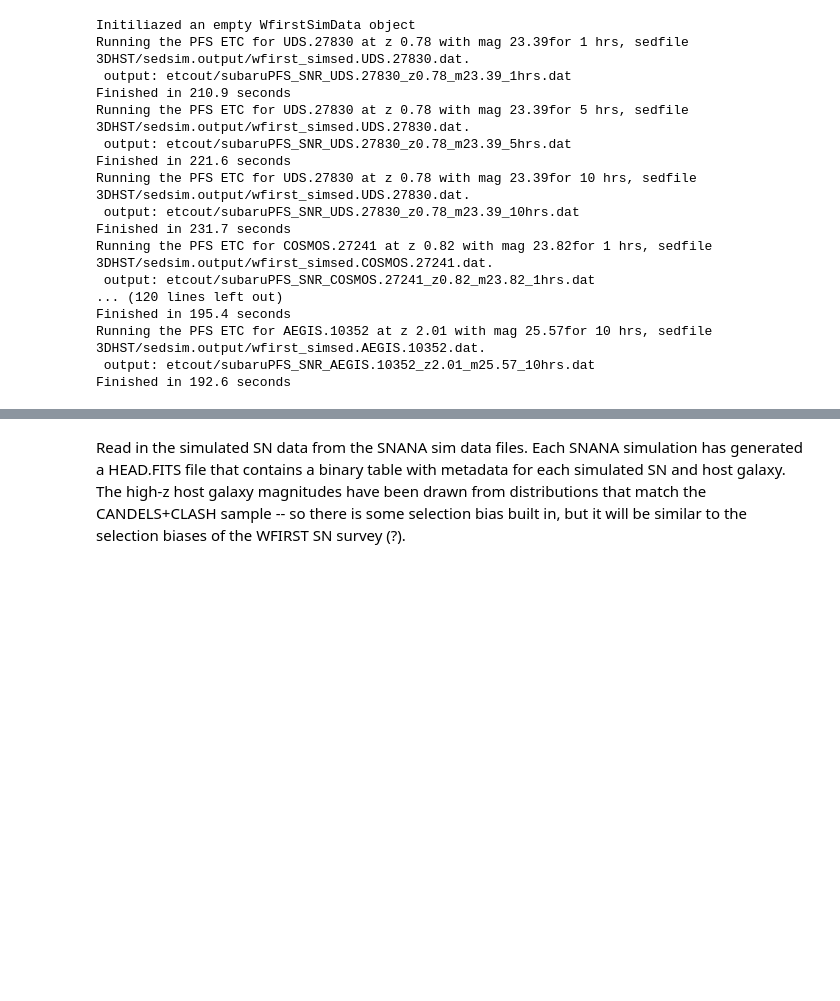
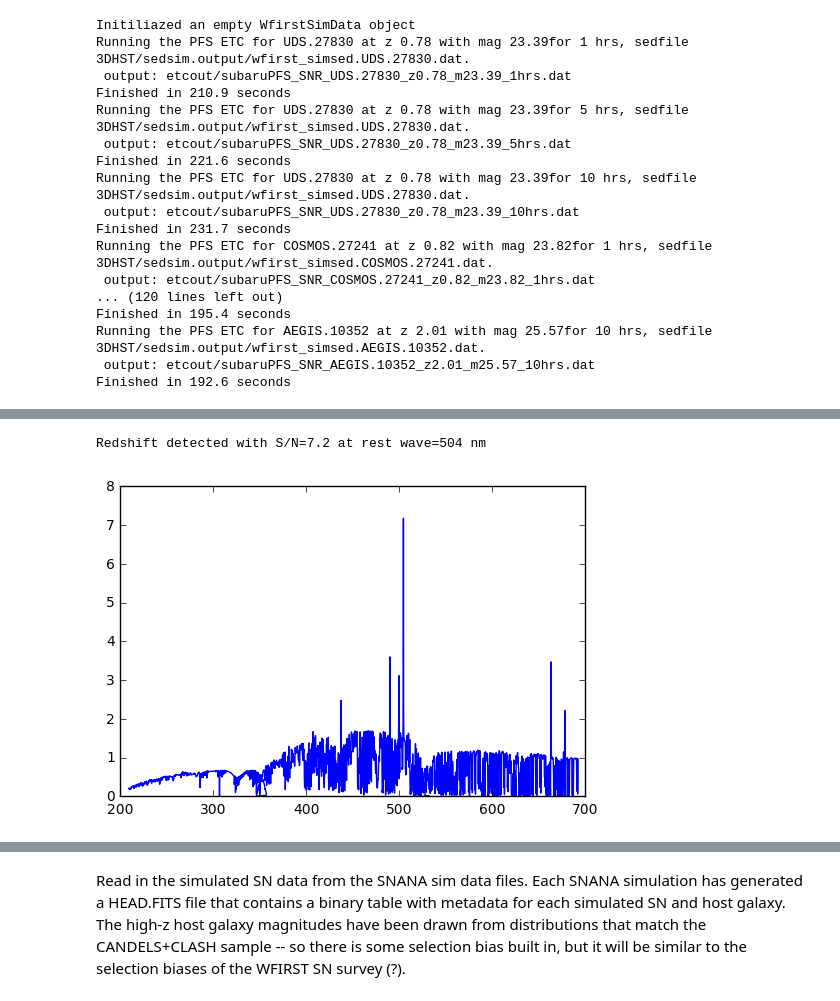
Before and after one commit to srodney/wfirst, a Jupyter notebook: snhostgal_subarupfs_plan.ipynb, the cells around one changed output, grey strips where cells are left out. Drawn from its saved outputs; the diff is of its cells as text; code cells hidden in the pictures; blank space fills up the shorter version.

Commit message:
added S/N threshhold redshift check

```diff
--- a/snhostgal_subarupfs_plan.ipynb
+++ b/snhostgal_subarupfs_plan.ipynb
@@ -87,0 +74,5 @@ print(idsubset)
+# %%
+snrspec.check_redshift(snrthresh=4, showplot=True)
+# %% [output]
+Redshift detected with S/N=7.2 at rest wave=504 nm
+[figure, added]
```
Also changed, not shown: parts of 4 cells of this notebook, 1 other file.
